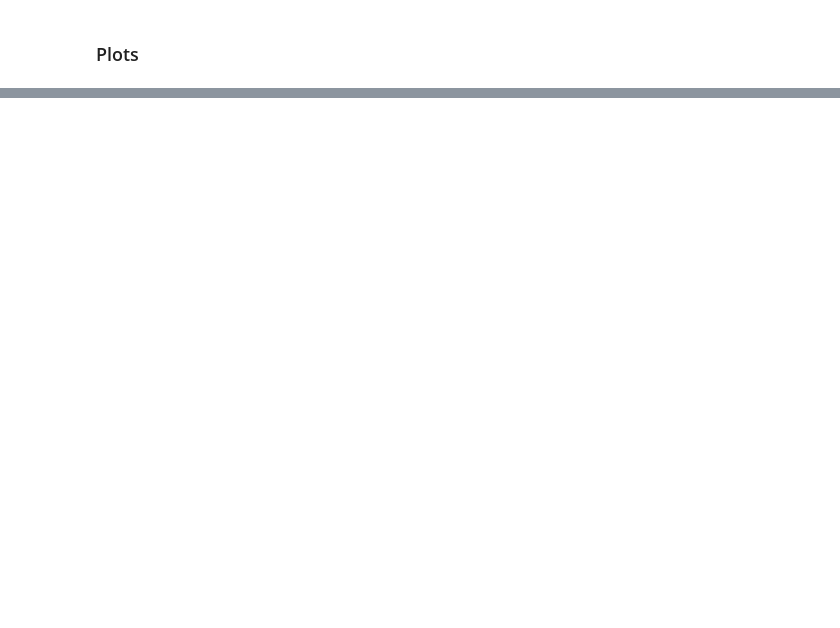
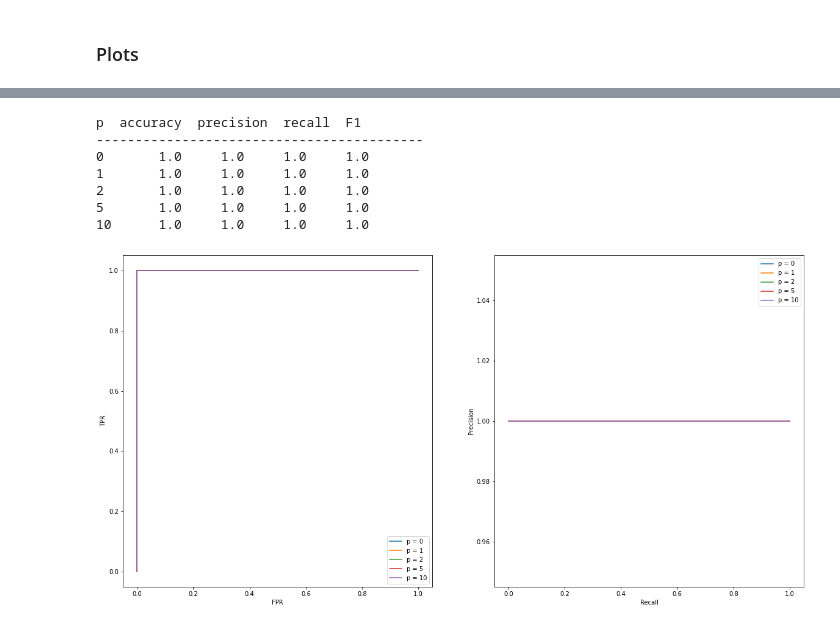
Before and after one commit to sharwinbobde/cyber-data-analytics, a Jupyter notebook: Part 1/RankSwapping.ipynb, the cells around one changed output, grey strips where cells are left out. Saved outputs shown, nothing was run; the diff lists cells and outputs as text; code cells hidden in the pictures; blank space fills up the shorter version.

```diff
--- a/Part 1/RankSwapping.ipynb
+++ b/Part 1/RankSwapping.ipynb
@@ -104,0 +113,31 @@ p  accuracy  precision  recall  F1
+# %%
+fig, (tpr_fpr_plot, p_r_plot) = plt.subplots(nrows=1, ncols=2)
+fig.set_size_inches(20,10)
+
+tpr_fpr_plot.set_xlabel("FPR")
+tpr_fpr_plot.set_ylabel("TPR")
+
+p_r_plot.set_xlabel("Recall")
+p_r_plot.set_ylabel("Precision")
+
+print("p  accuracy  precision  recall  F1 ")
+print('------------------------------------------')
+for result in DT_results:
+    p = result['p']
+    print(str(result['p']) + "\t"+ str(result['accuracy']) + "\t" +str(result['precision']) + "\t" +str(result['recall']) + "\t" +str(result['f1']))
+
+    tpr_fpr_plot.plot(result['false_pos_rate'], result['true_pos_rate'], label="p = "+str(result['p']))
+    p_r_plot.plot(result['recall_curve'], result['precision_curve'], label="p = "+str(result['p']))
+
+tpr_fpr_plot.legend()
+p_r_plot.legend()
+plt.show()
+# %% [output]
+p  accuracy  precision  recall  F1
+------------------------------------------
+0       1.0     1.0     1.0     1.0
+1       1.0     1.0     1.0     1.0
+2       1.0     1.0     1.0     1.0
+5       1.0     1.0     1.0     1.0
+10      1.0     1.0     1.0     1.0
+[figure, added]
```
Also changed, not shown: parts of 3 cells of this notebook, 1 other file.
